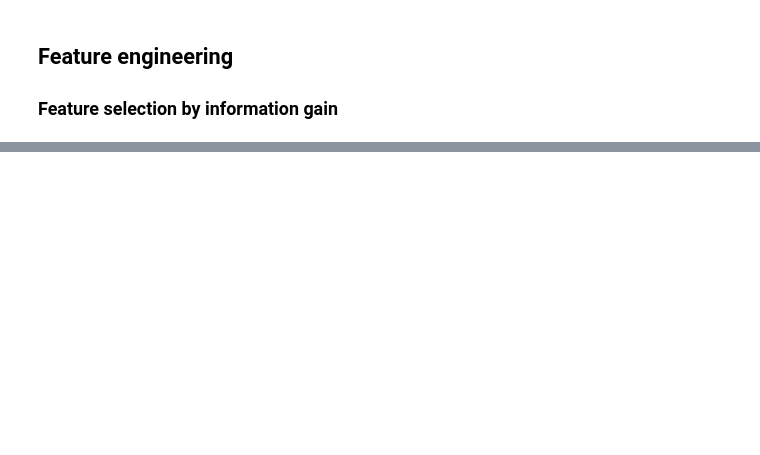
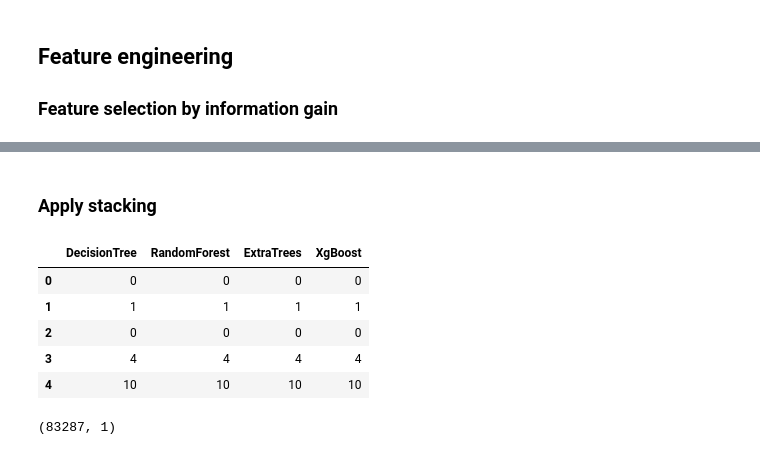
Before and after one commit to lemonadeaumiel/Hybrid-IDS_CICIDS2018, a Jupyter notebook: IDS_KMeans.ipynb, the cells around one changed output, grey strips where cells are left out. Cells and saved outputs as stored; diff of their text form; code cells hidden in the pictures; blank space fills up the shorter version.

```diff
--- a/IDS_KMeans.ipynb
+++ b/IDS_KMeans.ipynb
@@ -374,0 +863,3 @@ X_fs.shape
+# %%
+et_train = et_hpo.predict(X_train)
+et_test = et_hpo.predict(X_test)
@@ -374,0 +868,14 @@ X_fs.shape
+# %%
+xg = xgb.XGBClassifier(n_estimators=10)
+xg.fit(X_train, y_train)
+xg_score = xg.score(X_test, y_test)
+y_predict = xg.predict(X_test)
+y_true = y_test
+print('Accuracy of XGBoost: ' + str(xg_score))
+precision, recall, fscore, none = precision_recall_fscore_support(
+    y_true, y_predict, average='weighted')
+print('Precision of XGBoost: '+(str(precision)))
+print('Recall of XGBoost: '+(str(recall)))
+print('F1-score of XGBoost: '+(str(fscore)))
+print(classification_report(y_true, y_predict))
+cm = confusion_matrix(y_true, y_predict)
@@ -374,0 +934,15 @@ X_fs.shape
+# %%
+xg = xgb.XGBClassifier(learning_rate=0.3019765375509075,
+                       n_estimators=45, max_depth=5)
+xg.fit(X_train, y_train)
+xg_score = xg.score(X_test, y_test)
+y_predict = xg.predict(X_test)
+y_true = y_test
+print('Accuracy of XGBoost: ' + str(xg_score))
+precision, recall, fscore, none = precision_recall_fscore_support(
+    y_true, y_predict, average='weighted')
+print('Precision of XGBoost: '+(str(precision)))
+print('Recall of XGBoost: '+(str(recall)))
+print('F1-score of XGBoost: '+(str(fscore)))
+print(classification_report(y_true, y_predict))
+cm = confusion_matrix(y_true, y_predict)
@@ -374,0 +967,20 @@ X_fs.shape
+# %%
+xg_train = xg.predict(X_train)
+xg_test = xg.predict(X_test)
+# %% [markdown]
+### Apply stacking
+# %%
+base_predictions_train = pd.DataFrame({
+    'DecisionTree': dt_train.ravel(),
+    'RandomForest': rf_train.ravel(),
+    'ExtraTrees': et_train.ravel(),
+    'XgBoost': xg_train.ravel(),
+})
+base_predictions_train.head(5)
+# %% [output]
+|  | DecisionTree | RandomForest | ExtraTrees | XgBoost |
+| 0 | 0 | 0 | 0 | 0 |
+| 1 | 1 | 1 | 1 | 1 |
+| 2 | 0 | 0 | 0 | 0 |
+| 3 | 4 | 4 | 4 | 4 |
+| 4 | 10 | 10 | 10 | 10 |
@@ -374,0 +996,4 @@ X_fs.shape
+# %%
+dt_train.shape
+# %% [output]
+(83287, 1)
```
Also changed, not shown: parts of 106 cells of this notebook, 1 other file.
